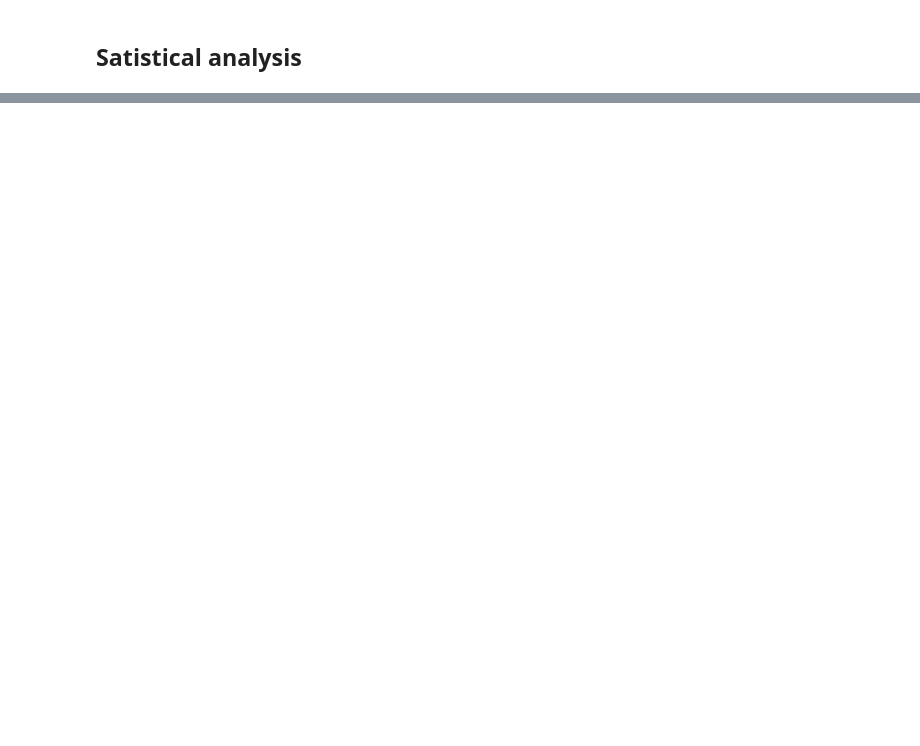
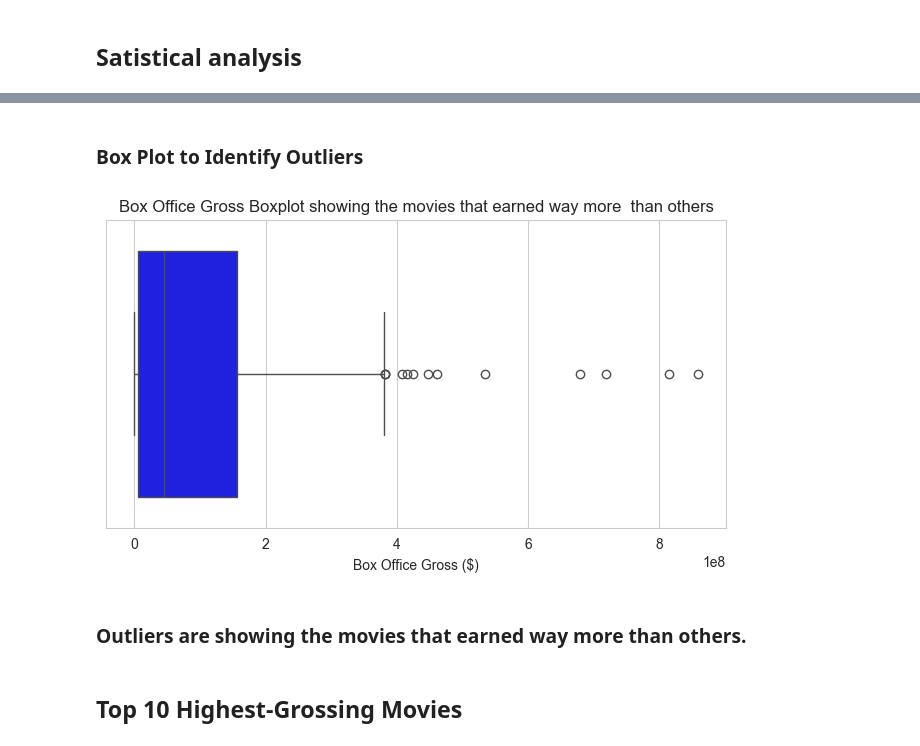
Before and after one commit to Cemputus/Data-Mining-and-Wrangling---movie-scraping, a Jupyter notebook: Analysis/Group4_Final.ipynb, the cells around one changed output, grey strips where cells are left out. Cells and saved outputs as stored; diff of their text form; code cells hidden in the pictures; blank space fills up the shorter version.

```diff
--- a/Analysis/Group4_Final.ipynb
+++ b/Analysis/Group4_Final.ipynb
@@ -751,0 +754,14 @@ cleaned_reformed.head(5)
+# %% [markdown]
+### Box Plot to Identify Outliers
+# %%
+plt.figure(figsize=(8,4))
+sns.boxplot(x=cleaned_reformed["Box Office Gross"], color="blue")
+plt.xlabel("Box Office Gross ($)")
+plt.title("Box Office Gross Boxplot showing the movies that earned way more  than others")
+plt.show()
+# %% [output]
+[figure, added]
+# %% [markdown]
+###  Outliers are showing the movies that earned way more  than others.
+# %% [markdown]
+## Top 10 Highest-Grossing Movies
```
Also changed, not shown: parts of 13 cells of this notebook.
